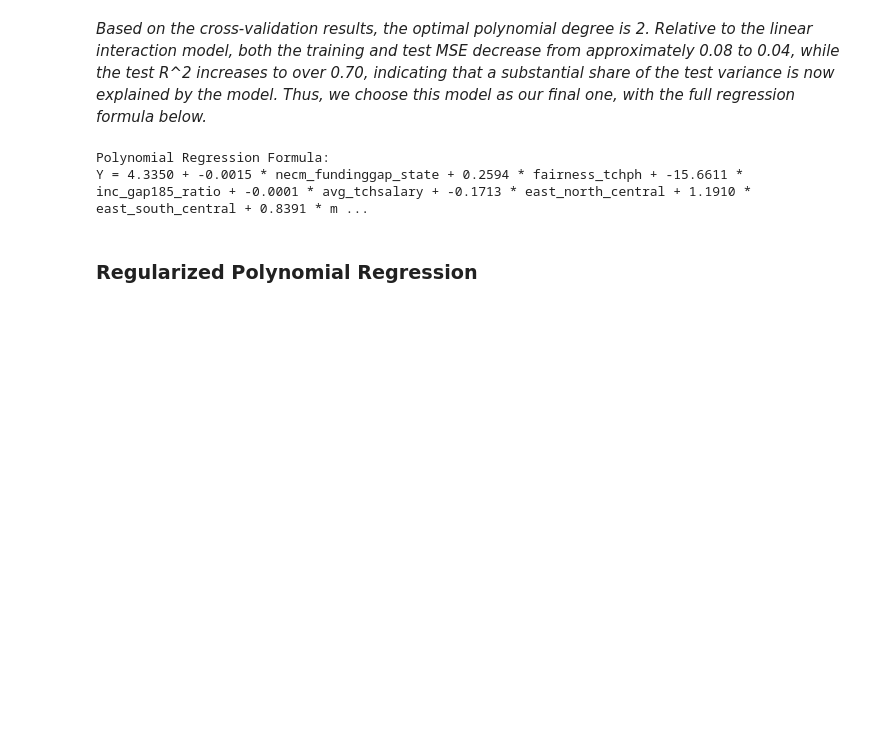
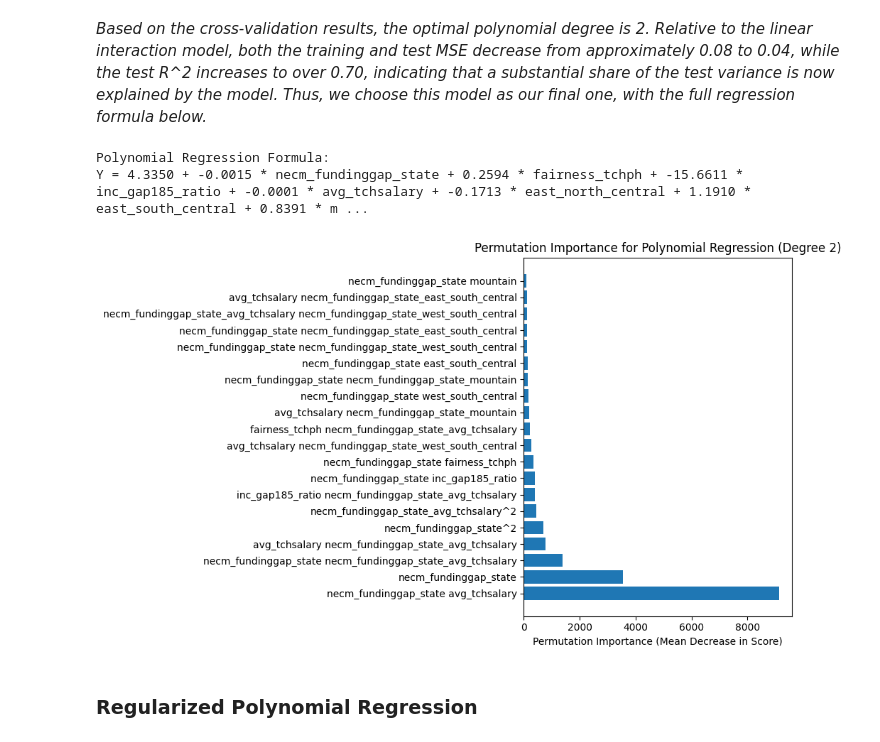
Before and after one commit to garland342/cs_1090a_project, a Jupyter notebook: cs1090a_project.ipynb, the cells around one changed output. Cells and saved outputs as stored; diff of their text form; code cells hidden in the pictures; blank space fills up the shorter version.

```diff
--- a/cs1090a_project.ipynb
+++ b/cs1090a_project.ipynb
@@ -526,5 +535,19 @@ print(formula)
 # %% [output]
 Polynomial Regression Formula:
 Y = 4.3350 + -0.0015 * necm_fundinggap_state + 0.2594 * fairness_tchph + -15.6611 * inc_gap185_ratio + -0.0001 * avg_tchsalary + -0.1713 * east_north_central + 1.1910 * east_south_central + 0.8391 * m ...
+# %%
+result = permutation_importance(model_poly, X_test_poly, y_test, n_repeats=10, random_state=42)
+feature_names_poly = poly.get_feature_names_out(X_train.columns)
+sorted_idx_poly = result.importances_mean.argsort()[::-1]
+
+
+fig, ax = plt.subplots(figsize=(10, 6))
+ax.barh(feature_names_poly[sorted_idx_poly[:20]], result.importances_mean[sorted_idx_poly[:20]])
+ax.set_xlabel("Permutation Importance (Mean Decrease in Score)")
+ax.set_title("Permutation Importance for Polynomial Regression (Degree 2)")
+plt.tight_layout()
+plt.show()
+# %% [output]
+[figure, added]
 # %% [markdown]
 ### Regularized Polynomial Regression
```
Also changed, not shown: parts of 5 cells of this notebook.
